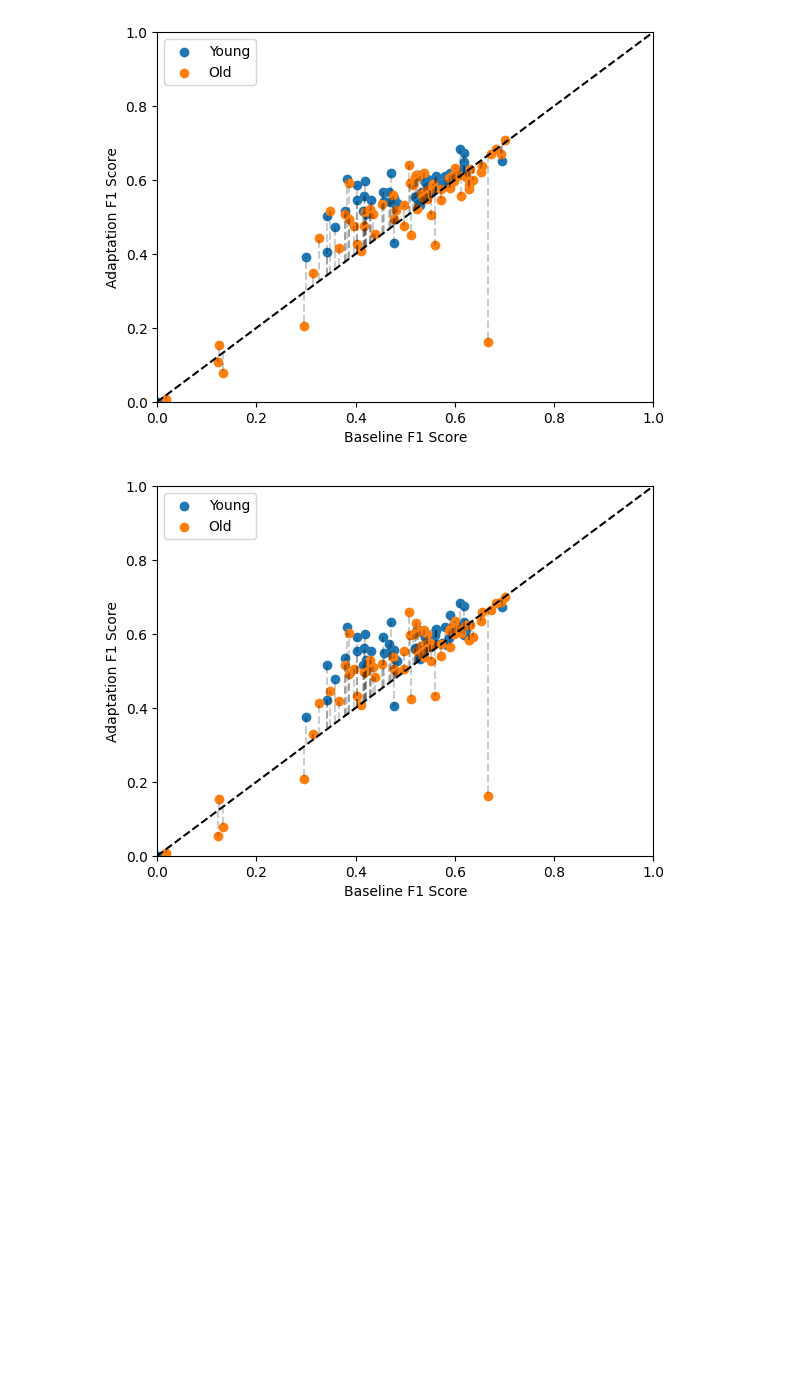
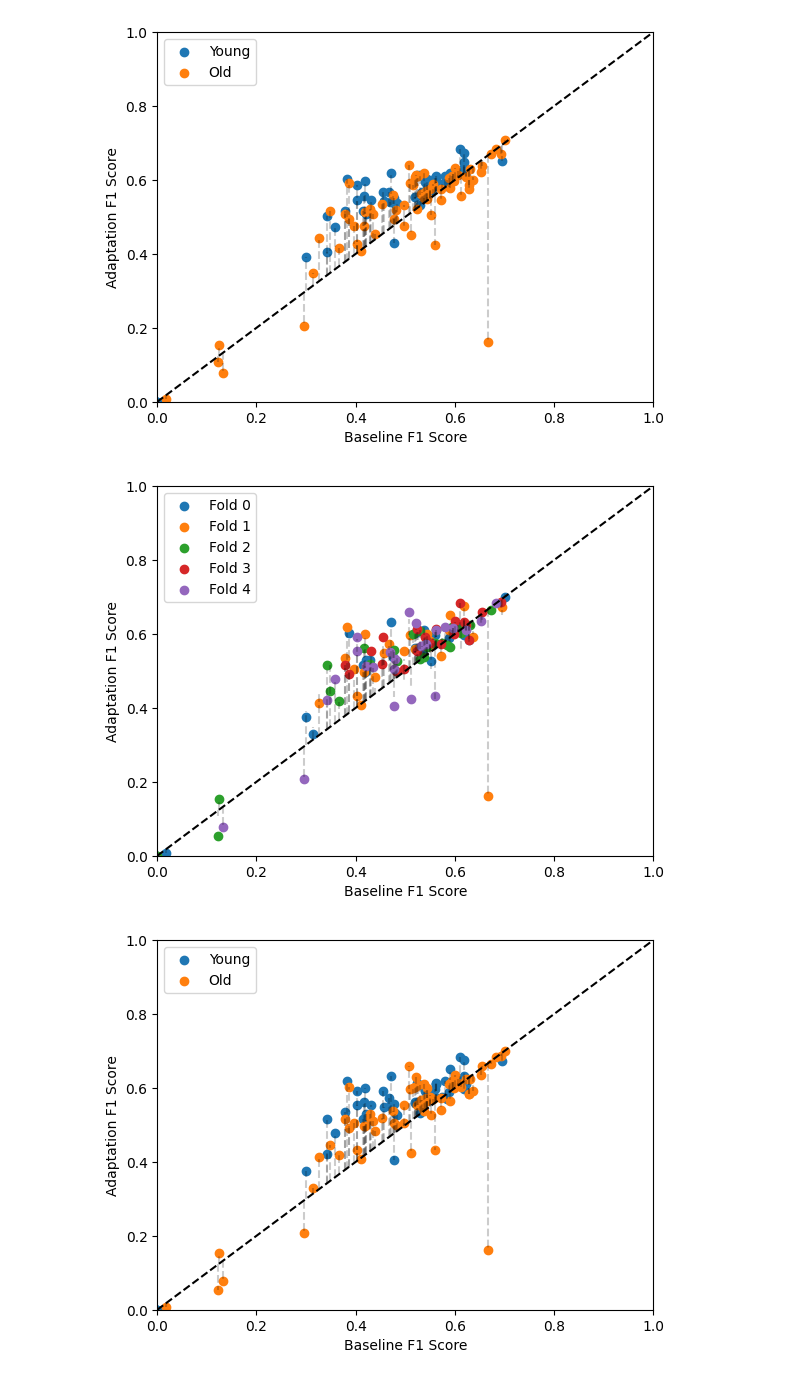
Before and after one commit to Portiloop/portiloop-training, a Jupyter notebook: notebooks/explore_results_adaptation.ipynb, the cells around one changed output. Cells and saved outputs as stored; diff of their text form; code cells hidden in the pictures; blank space fills up the shorter version.

Commit message:
Ready for Portinight Adaptation CC

```diff
--- a/notebooks/explore_results_adaptation.ipynb
+++ b/notebooks/explore_results_adaptation.ipynb
@@ -619,7 +619,7 @@ plt.show()
 [figure]
 # %%
 experiment_baseline_name = 'config_0'
-experiment_adapt_thresh_name = 'config_5'
+experiment_adapt_thresh_name = 'config_1'
 
 # For each subject, get the f1 score for baseline and for adapt threshold
 folded_baseline = []
@@ -633,32 +633,34 @@ scatter = [(folded_baseline[fold], folded_adapt[fold]) for fold in range(5)]
 
 # Plot the f1 scores for each subject
 fig, ax = plt.subplots()
 # Change the color depending on the age of the subject
 for idx, label in enumerate(labels):
     ax.scatter(scatter[idx][0], scatter[idx][1], label=label)
 
 ax.set_xlabel('Baseline F1 Score')
 ax.set_ylabel('Adaptation F1 Score')
 # ax.set_title('Baseline vs AdaThreshold F1 Score')
 
 # Add to the legend that blue is young and red is old
 plt.legend()
 # Draw the zero line
 x = np.linspace(-10, 10, 100)
 ax.plot(x, x, color='black', linestyle='--')
 ax.set_xlim(0, 1)
 ax.set_ylim(0, 1)
 
 # Shade the region under the line
 # ax.fill_between(x, x, -1, color='grey', alpha=0.5)
 
 # Draw the line between each point and the zero line
 for idx in range(len(baseline_f1_young)):
     ax.plot([baseline_f1_young[idx], baseline_f1_young[idx]], [baseline_f1_young[idx], adapt_thresh_f1_young[idx]], color='black', linestyle='--', alpha=0.2)
 
 for idx in range(len(baseline_f1_old)):
     ax.plot([baseline_f1_old[idx], baseline_f1_old[idx]], [baseline_f1_old[idx], adapt_thresh_f1_old[idx]], color='black', linestyle='--', alpha=0.2)
 
 plt.show()
+# %% [output]
+[figure, added]
 # %%
 experiment_baseline_name = 'config_0'
```
Also changed, not shown: parts of 1 cell of this notebook, 3 other files.
